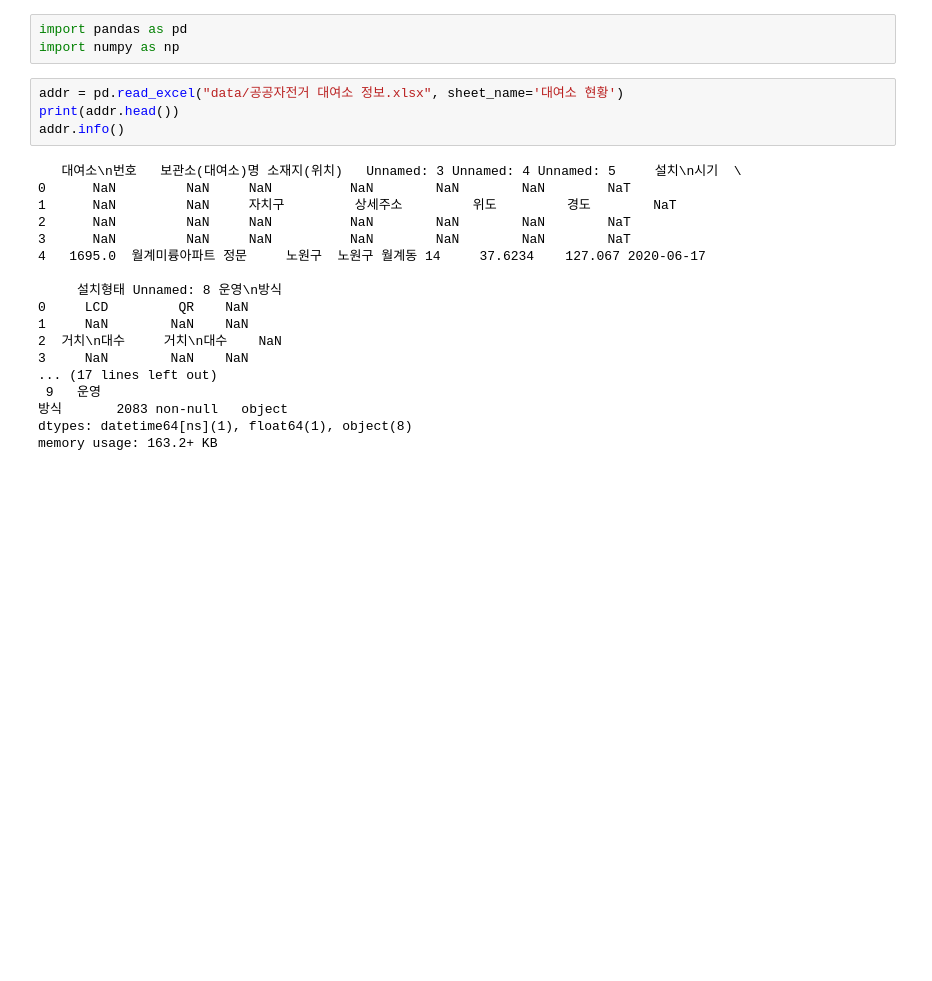
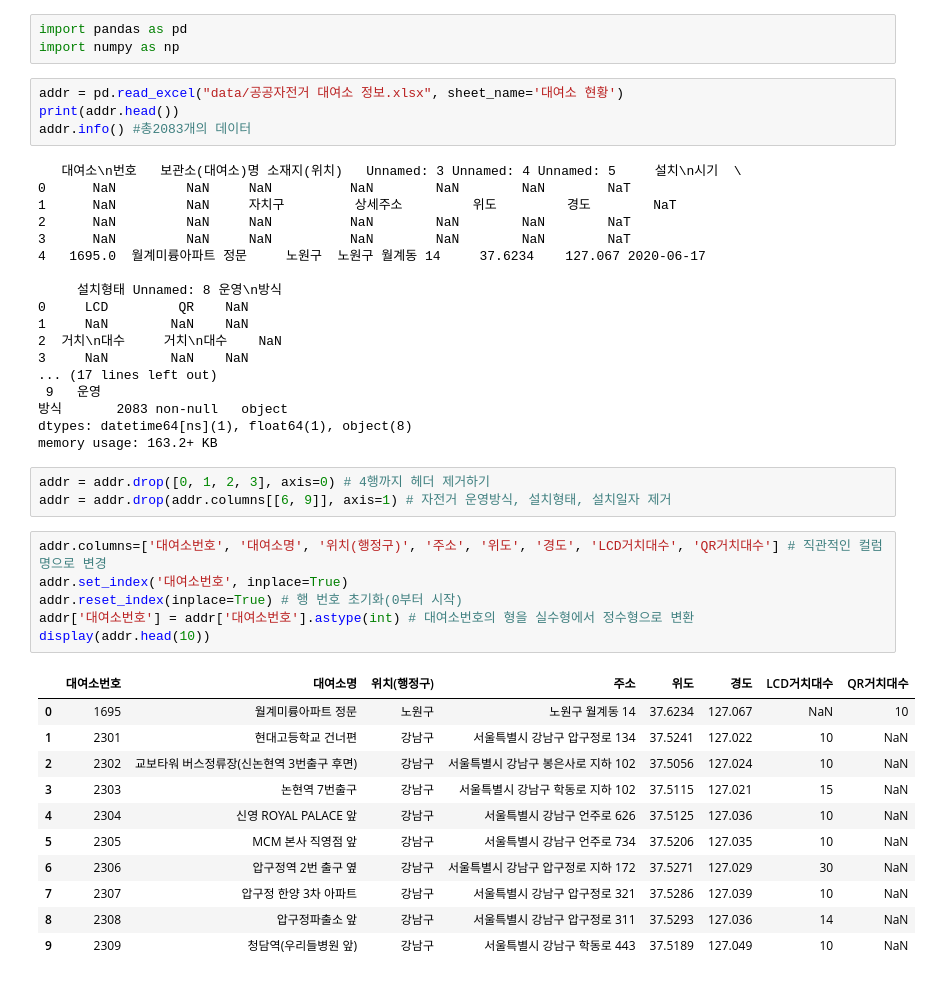
Before and after one commit to JuheePak/Python-project, a Jupyter notebook: source/bike_addr.ipynb, the cells around one changed output. Cells and saved outputs as stored; diff of their text form; blank space fills up the shorter version.

```diff
--- a/source/bike_addr.ipynb
+++ b/source/bike_addr.ipynb
@@ -4,7 +4,7 @@ import numpy as np
 # %%
 addr = pd.read_excel("data/공공자전거 대여소 정보.xlsx", sheet_name='대여소 현황')
 print(addr.head())
-addr.info()
+addr.info() #총2083개의 데이터
 # %% [output]
    대여소\n번호   보관소(대여소)명 소재지(위치)   Unnamed: 3 Unnamed: 4 Unnamed: 5     설치\n시기  \
 0      NaN         NaN     NaN          NaN        NaN        NaN        NaT
@@ -23,3 +23,24 @@ addr.info()
 방식       2083 non-null   object
 dtypes: datetime64[ns](1), float64(1), object(8)
 memory usage: 163.2+ KB
+# %%
+addr = addr.drop([0, 1, 2, 3], axis=0) # 4행까지 헤더 제거하기
+addr = addr.drop(addr.columns[[6, 9]], axis=1) # 자전거 운영방식, 설치형태, 설치일자 제거
+# %%
+addr.columns=['대여소번호', '대여소명', '위치(행정구)', '주소', '위도', '경도', 'LCD거치대수', 'QR거치대수'] # 직관적인 컬럼명으로 변경
+addr.set_index('대여소번호', inplace=True)
+addr.reset_index(inplace=True) # 행 번호 초기화(0부터 시작)
+addr['대여소번호'] = addr['대여소번호'].astype(int) # 대여소번호의 형을 실수형에서 정수형으로 변환
+display(addr.head(10))
+# %% [output]
+|  | 대여소번호 | 대여소명 | 위치(행정구) | 주소 | 위도 | 경도 | LCD거치대수 | QR거치대수 |
+| 0 | 1695 | 월계미륭아파트 정문 | 노원구 | 노원구 월계동 14 | 37.6234 | 127.067 | NaN | 10 |
+| 1 | 2301 | 현대고등학교 건너편 | 강남구 | 서울특별시 강남구 압구정로 134 | 37.5241 | 127.022 | 10 | NaN |
+| 2 | 2302 | 교보타워 버스정류장(신논현역 3번출구 후면) | 강남구 | 서울특별시 강남구 봉은사로 지하 102 | 37.5056 | 127.024 | 10 | NaN |
+| 3 | 2303 | 논현역 7번출구 | 강남구 | 서울특별시 강남구 학동로 지하 102 | 37.5115 | 127.021 | 15 | NaN |
+| 4 | 2304 | 신영 ROYAL PALACE 앞 | 강남구 | 서울특별시 강남구 언주로 626 | 37.5125 | 127.036 | 10 | NaN |
+| 5 | 2305 | MCM 본사 직영점 앞 | 강남구 | 서울특별시 강남구 언주로 734 | 37.5206 | 127.035 | 10 | NaN |
+| 6 | 2306 | 압구정역 2번 출구 옆 | 강남구 | 서울특별시 강남구 압구정로 지하 172 | 37.5271 | 127.029 | 30 | NaN |
+| 7 | 2307 | 압구정 한양 3차 아파트 | 강남구 | 서울특별시 강남구 압구정로 321 | 37.5286 | 127.039 | 10 | NaN |
+| 8 | 2308 | 압구정파출소 앞 | 강남구 | 서울특별시 강남구 압구정로 311 | 37.5293 | 127.036 | 14 | NaN |
+| 9 | 2309 | 청담역(우리들병원 앞) | 강남구 | 서울특별시 강남구 학동로 443 | 37.5189 | 127.049 | 10 | NaN |
```
Also changed, not shown: parts of 14 cells of this notebook, 2 other files.
